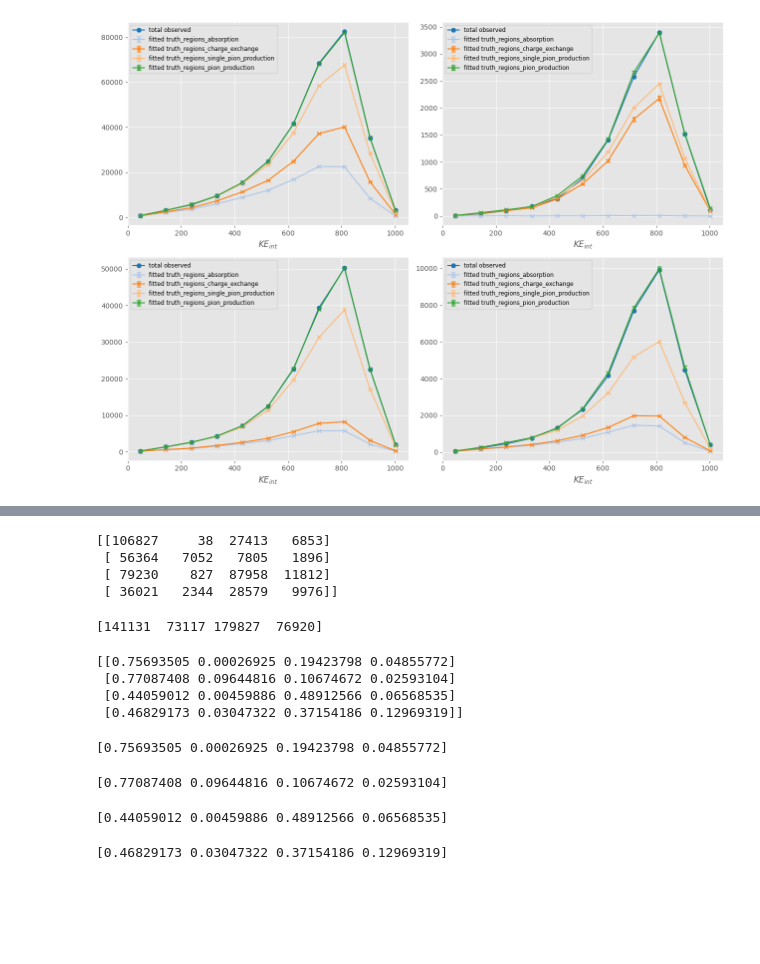
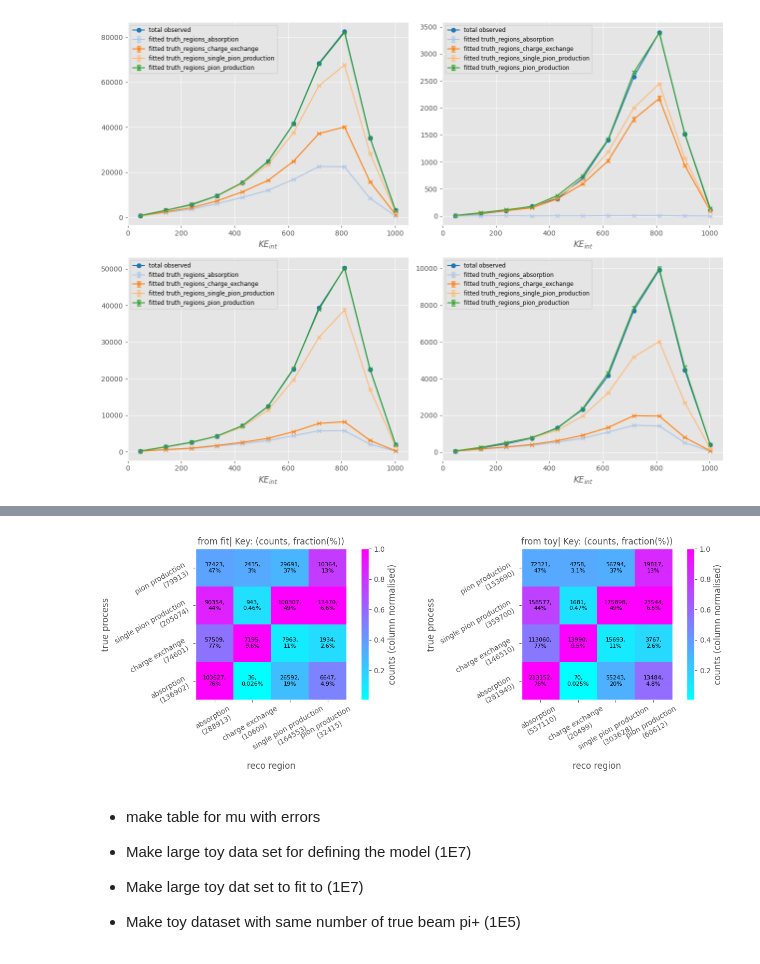
Before and after one commit to dlindebaum/pion-argon-xs-analysis, a Jupyter notebook: analysis/sandbox/syst_test.ipynb, the cells around one changed output, grey strips where cells are left out. Saved outputs shown, nothing was run; the diff lists cells and outputs as text; code cells hidden in the pictures; blank space fills up the shorter version.

Commit message:
Added toy class and background fit class

```diff
--- a/analysis/sandbox/syst_test.ipynb
+++ b/analysis/sandbox/syst_test.ipynb
@@ -825,6 +362,6 @@ toy.head()
 # %%
-toy_model_input = toy.iloc[:int(len(toy)/2),:]
-toy_observed = toy.iloc[int(len(toy)/2):,:]
+toy_model_input = toy.df.iloc[:int(len(toy.df)/2),:]
+toy_observed = toy.df.iloc[int(len(toy.df)/2):,:]
 # %%
 bins = np.linspace(0, 1050, 12)
 model_input_data = []
@@ -834,7 +371,7 @@ for c in toy_model_input.filter(regex = "reco_regions"):
         tmp.append(np.histogram(toy_model_input.KE_int[toy_model_input[c] & toy_model_input[s]], bins = bins)[0])
     model_input_data.append(tmp)
 # %%
-model = CreateModel(len(model_input_data), model_input_data, True)
-PrintModelSpecs(model)
+model = BackgroundFit.CreateModel(len(model_input_data), model_input_data, True)
+BackgroundFit.PrintModelSpecs(model)
 # %% [output]
   channels: ['channel_0', 'channel_1', 'channel_2', 'channel_3']
@@ -857,12 +384,6 @@ parameters: ['mu_0', 'mu_1', 'mu_2', 'mu_3', 'sample_stat_err_0', 'sample_stat_e
 # %%
-def GenerateObservations(data, model, verbose : bool = True):
-    if verbose is True: print(f"{model.config.suggested_init()=}")
-    observations = np.concatenate(data + [model.config.auxdata])
-    if verbose is True: print(f"{model.logpdf(pars=model.config.suggested_init(), data=observations)=}")
-    return observations
-
 toy_observed_binned = []
 for c in toy_observed.filter(regex = "reco_regions"):
     toy_observed_binned.append(np.histogram(toy_observed.KE_int[toy_observed[c]], bins = bins)[0])
-observed = GenerateObservations(toy_observed_binned, model)
+observed = BackgroundFit.GenerateObservations(toy_observed_binned, model)
 # %% [output]
@@ -879,4 +392,4 @@ model.logpdf(pars=model.config.suggested_init(), data=observations)=array([-729.
 # %%
-result = Fit(observed, model)
+result = BackgroundFit.Fit(observed, model)
 # %% [output]
 model.config.poi_index=0
@@ -930,24 +426,17 @@ counts_matrix = np.array(counts_matrix).T
-# %%
-np.set_printoptions(suppress=True)
-print(counts_matrix)
-
-print(np.sum(counts_matrix, axis = 1))
-
-print(counts_matrix / np.sum(counts_matrix, axis = 1)[:, np.newaxis])
-
-for i, j in zip(counts_matrix, np.sum(counts_matrix, axis = 1)):
-    print(i/j)
-# %% [output]
-[[106827     38  27413   6853]
- [ 56364   7052   7805   1896]
- [ 79230    827  87958  11812]
- [ 36021   2344  28579   9976]]
-[141131  73117 179827  76920]
-[[0.75693505 0.00026925 0.19423798 0.04855772]
- [0.77087408 0.09644816 0.10674672 0.02593104]
- [0.44059012 0.00459886 0.48912566 0.06568535]
- [0.46829173 0.03047322 0.37154186 0.12969319]]
-[0.75693505 0.00026925 0.19423798 0.04855772]
-[0.77087408 0.09644816 0.10674672 0.02593104]
-[0.44059012 0.00459886 0.48912566 0.06568535]
-[0.46829173 0.03047322 0.37154186 0.12969319]
+# %%
+
+plot = Plots.MultiPlot(2)
+next(plot)
+counts_matrix = BackgroundFit.GetPredictedCorrelationMatrix(model, result[0:4, 0])
+PlotCorrelationMatrix(counts_matrix, toy.truth_region_labels, toy.reco_region_labels, title = "from fit", newFigure = False)
+next(plot)
+counts = toy.GetCorrelationMatrix(toy.df)
+PlotCorrelationMatrix(counts, toy.truth_region_labels, toy.reco_region_labels, title = "from toy", newFigure = False)
+# %% [output]
+[figure, added]
+# %% [markdown]
+- make table for mu with errors
+
+- Make large toy data set for defining the model (1E7)
+- Make large toy dat set to fit to (1E7)
+- Make toy dataset with same number of true beam pi+ (1E5)
```
Also changed, not shown: parts of 34 cells of this notebook, 2 other files.
